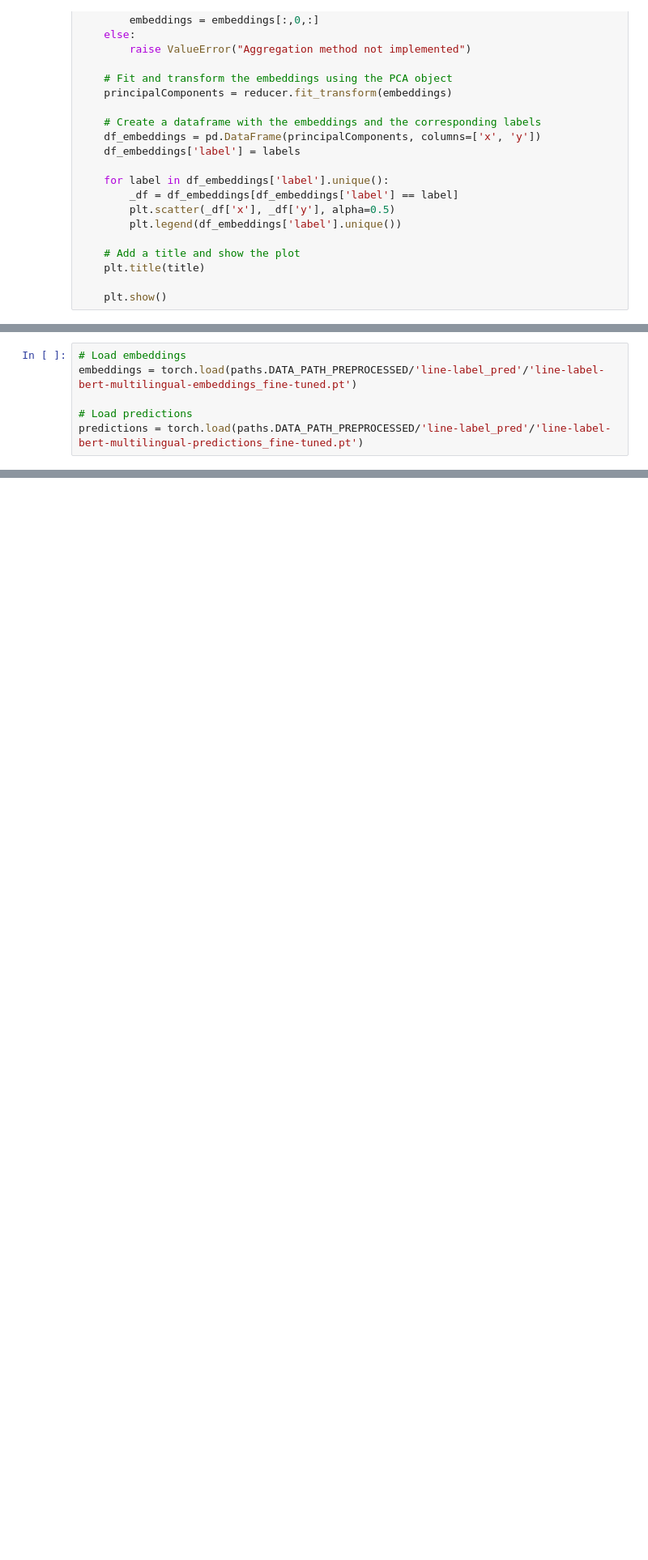
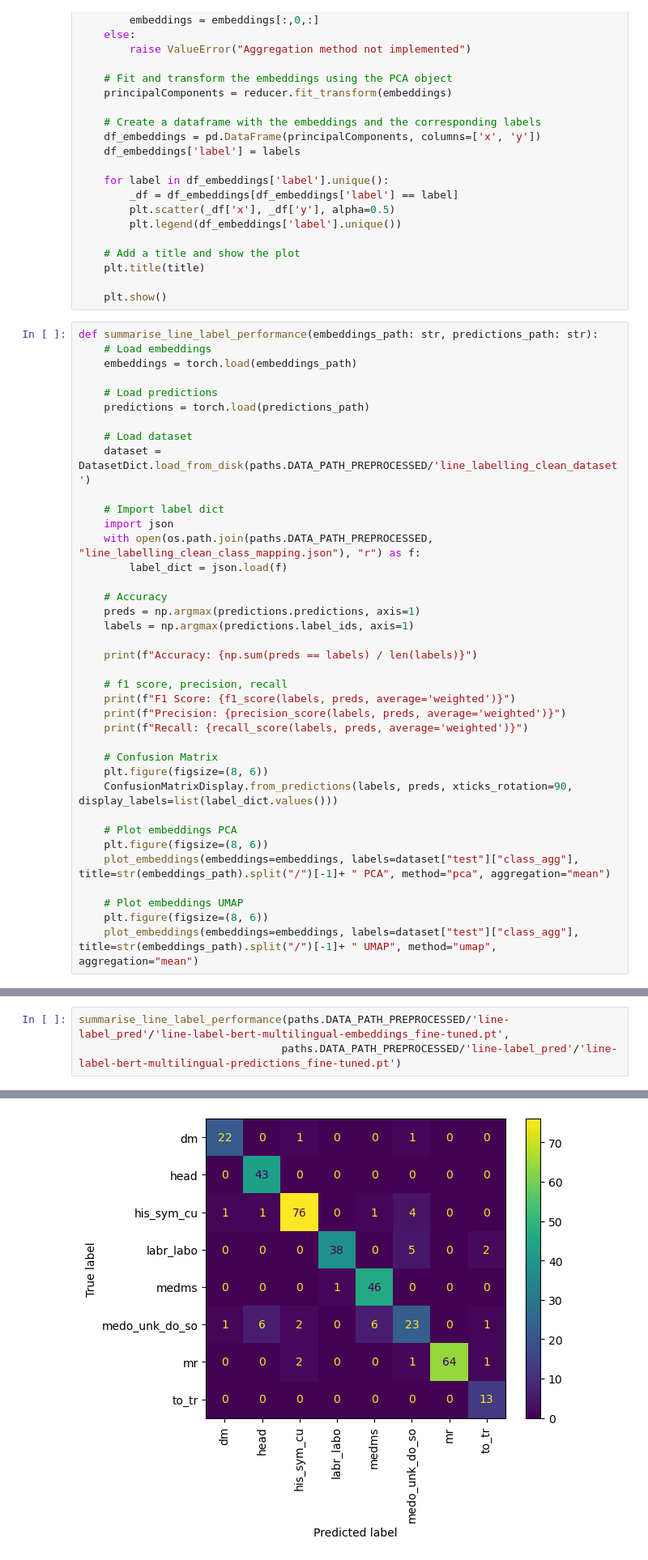
Before and after one commit to maregli/inf-extr, a Jupyter notebook: notebooks/line-label_prediction/line-label_model_comparison.ipynb, the cells around one changed output, grey strips where cells are left out. Shown at 81% size. Cells and saved outputs as stored; diff of their text form; blank space fills up the shorter version.

```diff
--- a/notebooks/line-label_prediction/line-label_model_comparison.ipynb
+++ b/notebooks/line-label_prediction/line-label_model_comparison.ipynb
@@ -51,3 +51,41 @@ def plot_embeddings(embeddings: torch.tensor, labels:list, title = "plot", metho
     plt.title(title)
 
     plt.show()
+# %%
+def summarise_line_label_performance(embeddings_path: str, predictions_path: str):
+    # Load embeddings
+    embeddings = torch.load(embeddings_path)
+
+    # Load predictions
+    predictions = torch.load(predictions_path)
+
+    # Load dataset
+    dataset = DatasetDict.load_from_disk(paths.DATA_PATH_PREPROCESSED/'line_labelling_clean_dataset')
+
+    # Import label dict
+    import json
+    with open(os.path.join(paths.DATA_PATH_PREPROCESSED, "line_labelling_clean_class_mapping.json"), "r") as f:
+        label_dict = json.load(f)
+
+    # Accuracy
+    preds = np.argmax(predictions.predictions, axis=1)
+    labels = np.argmax(predictions.label_ids, axis=1)
+
+    print(f"Accuracy: {np.sum(preds == labels) / len(labels)}")
+
+    # f1 score, precision, recall
+    print(f"F1 Score: {f1_score(labels, preds, average='weighted')}")
+    print(f"Precision: {precision_score(labels, preds, average='weighted')}")
+    print(f"Recall: {recall_score(labels, preds, average='weighted')}")
+
+    # Confusion Matrix
+    plt.figure(figsize=(8, 6))
+    ConfusionMatrixDisplay.from_predictions(labels, preds, xticks_rotation=90, display_labels=list(label_dict.values()))
+
+    # Plot embeddings PCA
+    plt.figure(figsize=(8, 6))
+    plot_embeddings(embeddings=embeddings, labels=dataset["test"]["class_agg"], title=str(embeddings_path).split("/")[-1]+ " PCA", method="pca", aggregation="mean")
+
+    # Plot embeddings UMAP
+    plt.figure(figsize=(8, 6))
+    plot_embeddings(embeddings=embeddings, labels=dataset["test"]["class_agg"], title=str(embeddings_path).split("/")[-1]+ " UMAP", method="umap", aggregation="mean")
@@ -90,6 +108,4 @@ plot_embeddings(embeddings=embeddings, labels=dataset["test"]["class_agg"], titl
 # %%
-# Load embeddings
-embeddings = torch.load(paths.DATA_PATH_PREPROCESSED/'line-label_pred'/'line-label-bert-multilingual-embeddings_fine-tuned.pt')
-
-# Load predictions
-predictions = torch.load(paths.DATA_PATH_PREPROCESSED/'line-label_pred'/'line-label-bert-multilingual-predictions_fine-tuned.pt')
+summarise_line_label_performance(paths.DATA_PATH_PREPROCESSED/'line-label_pred'/'line-label-bert-multilingual-embeddings_fine-tuned.pt',
+                                paths.DATA_PATH_PREPROCESSED/'line-label_pred'/'line-label-bert-multilingual-predictions_fine-tuned.pt')
+# %% [output]
@@ -95,0 +117 @@ predictions = torch.load(paths.DATA_PATH_PREPROCESSED/'line-label_pred'/'line-la
+[figure, added]
```
Also changed, not shown: parts of 14 cells of this notebook, 2 other files.
